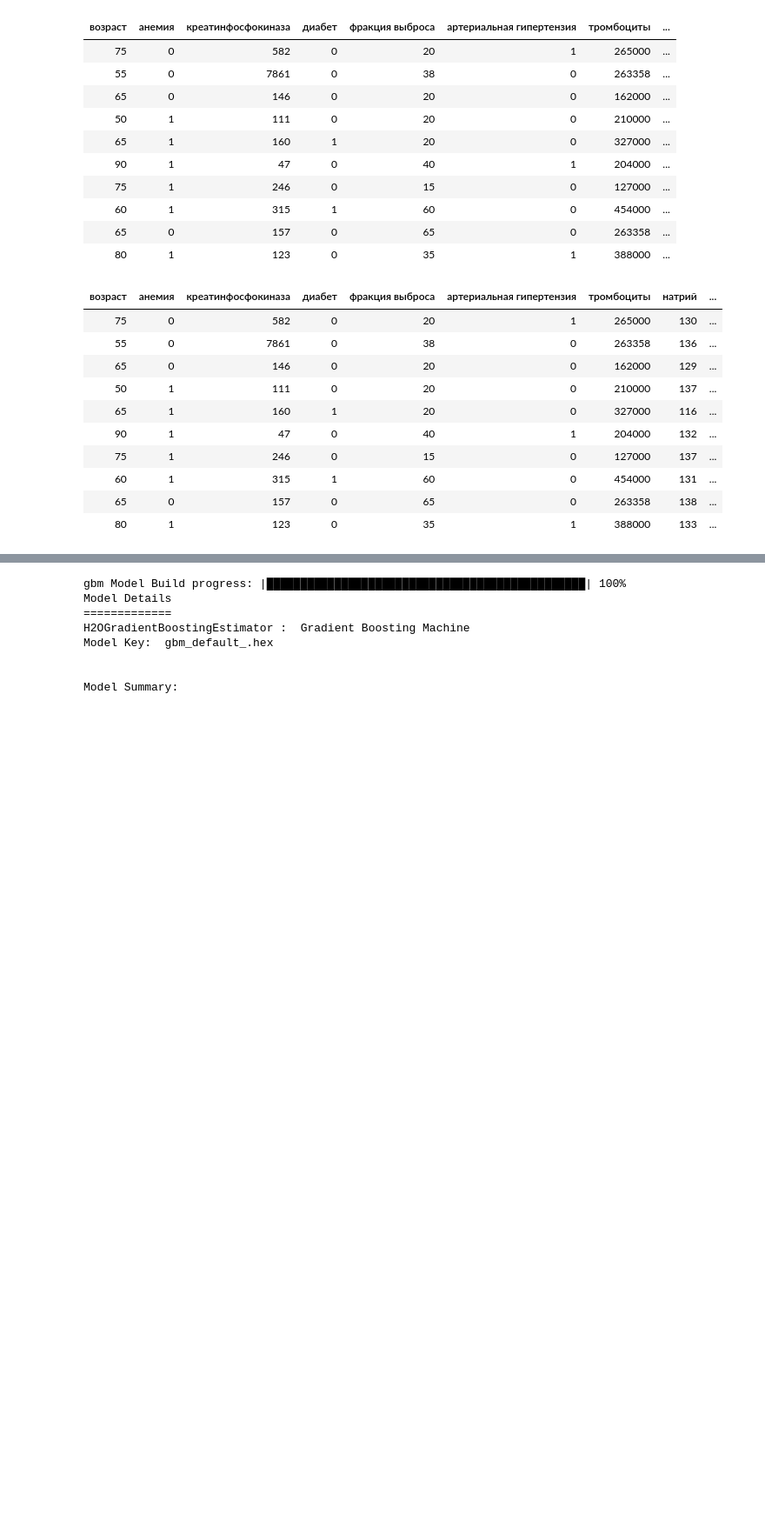
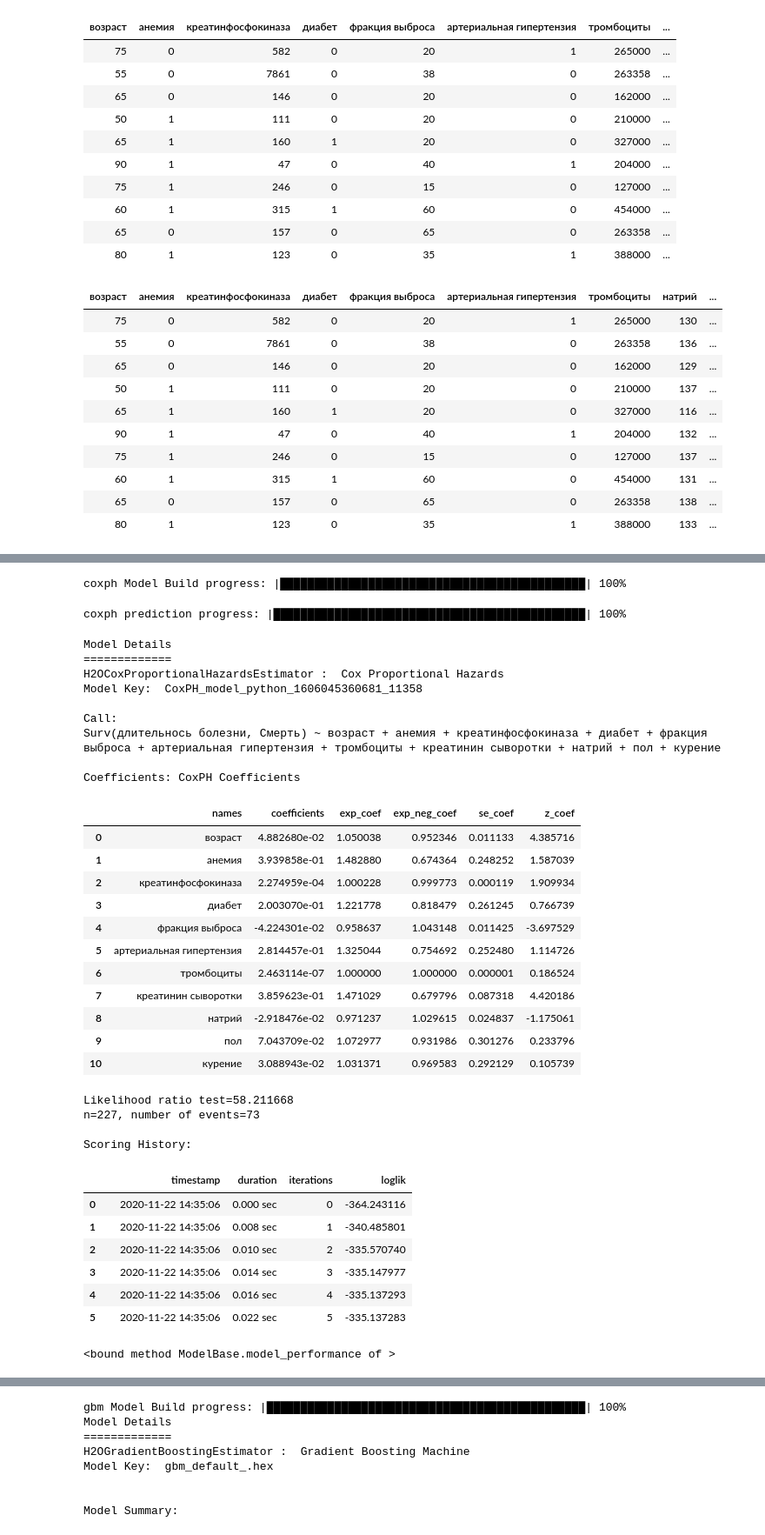
Before and after one commit to AlexAlexeyuk/AlexAlexeyuk, a Jupyter notebook: HF_Prediction_H2O.ipynb, the cells around one changed output, grey strips where cells are left out. Shown at 87% size. Cells and saved outputs as stored; diff of their text form; code cells hidden in the pictures; blank space fills up the shorter version.

```diff
--- a/HF_Prediction_H2O.ipynb
+++ b/HF_Prediction_H2O.ipynb
@@ -159,0 +175,51 @@ train_, test_ = hf_.split_frame(seed = 1234,
+# %%
+# Build and train the model:
+heart_coxph = H2OCoxProportionalHazardsEstimator(stop_column='длительнось болезни'
+                                                 )
+heart_coxph.train(x=predictors_,
+            y=response, training_frame = train_)
+
+# Generate predictions on a test set (if necessary):
+#pred = heart_coxph.predict(test)
+# %% [output]
+coxph Model Build progress: |█████████████████████████████████████████████| 100%
+# %%
+pred = heart_coxph.predict(test)
+# %% [output]
+coxph prediction progress: |██████████████████████████████████████████████| 100%
+# %%
+heart_coxph.model_performance
+# %% [output]
+Model Details
+=============
+H2OCoxProportionalHazardsEstimator :  Cox Proportional Hazards
+Model Key:  CoxPH_model_python_1606045360681_11358
+
+Call:
+Surv(длительнось болезни, Смерть) ~ возраст + анемия + креатинфосфокиназа + диабет + фракция выброса + артериальная гипертензия + тромбоциты + креатинин сыворотки + натрий + пол + курение
+
+Coefficients: CoxPH Coefficients
+|  | names | coefficients | exp_coef | exp_neg_coef | se_coef | z_coef |
+| 0 | возраст | 4.882680e-02 | 1.050038 | 0.952346 | 0.011133 | 4.385716 |
+| 1 | анемия | 3.939858e-01 | 1.482880 | 0.674364 | 0.248252 | 1.587039 |
+| 2 | креатинфосфокиназа | 2.274959e-04 | 1.000228 | 0.999773 | 0.000119 | 1.909934 |
+| 3 | диабет | 2.003070e-01 | 1.221778 | 0.818479 | 0.261245 | 0.766739 |
+| 4 | фракция выброса | -4.224301e-02 | 0.958637 | 1.043148 | 0.011425 | -3.697529 |
+| 5 | артериальная гипертензия | 2.814457e-01 | 1.325044 | 0.754692 | 0.252480 | 1.114726 |
+| 6 | тромбоциты | 2.463114e-07 | 1.000000 | 1.000000 | 0.000001 | 0.186524 |
+| 7 | креатинин сыворотки | 3.859623e-01 | 1.471029 | 0.679796 | 0.087318 | 4.420186 |
+| 8 | натрий | -2.918476e-02 | 0.971237 | 1.029615 | 0.024837 | -1.175061 |
+| 9 | пол | 7.043709e-02 | 1.072977 | 0.931986 | 0.301276 | 0.233796 |
+| 10 | курение | 3.088943e-02 | 1.031371 | 0.969583 | 0.292129 | 0.105739 |
+Likelihood ratio test=58.211668
+n=227, number of events=73
+
+Scoring History:
+|  |  | timestamp | duration | iterations | loglik |
+| 0 |  | 2020-11-22 14:35:06 | 0.000 sec | 0 | -364.243116 |
+| 1 |  | 2020-11-22 14:35:06 | 0.008 sec | 1 | -340.485801 |
+| 2 |  | 2020-11-22 14:35:06 | 0.010 sec | 2 | -335.570740 |
+| 3 |  | 2020-11-22 14:35:06 | 0.014 sec | 3 | -335.147977 |
+| 4 |  | 2020-11-22 14:35:06 | 0.016 sec | 4 | -335.137293 |
+| 5 |  | 2020-11-22 14:35:06 | 0.022 sec | 5 | -335.137283 |
+<bound method ModelBase.model_performance of >
```
Also changed, not shown: parts of 6 cells of this notebook.
